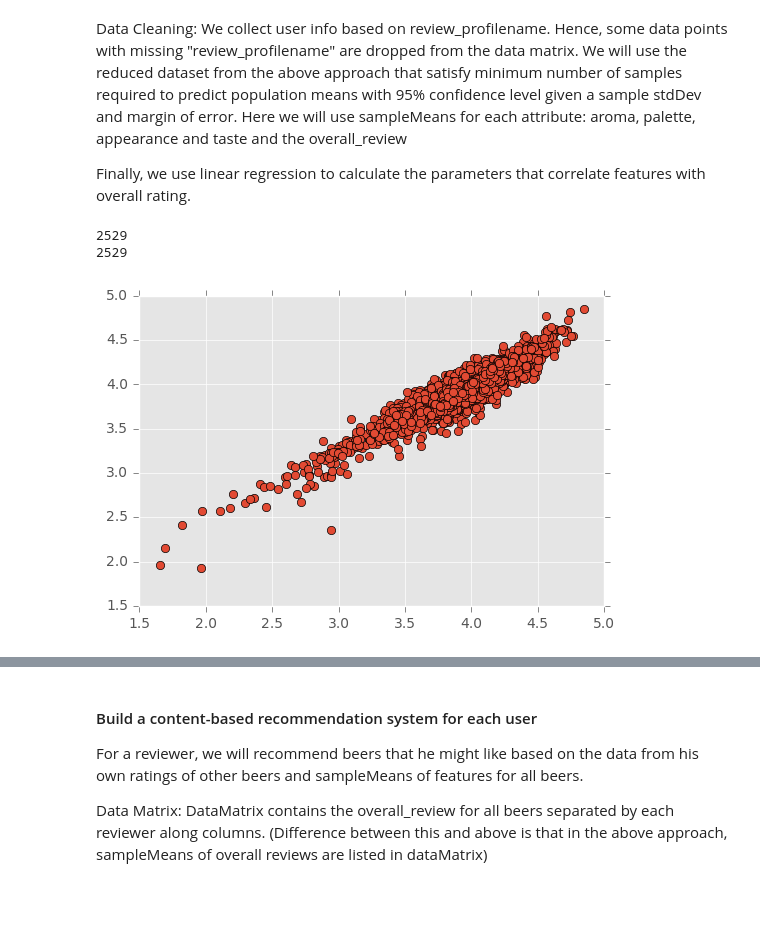
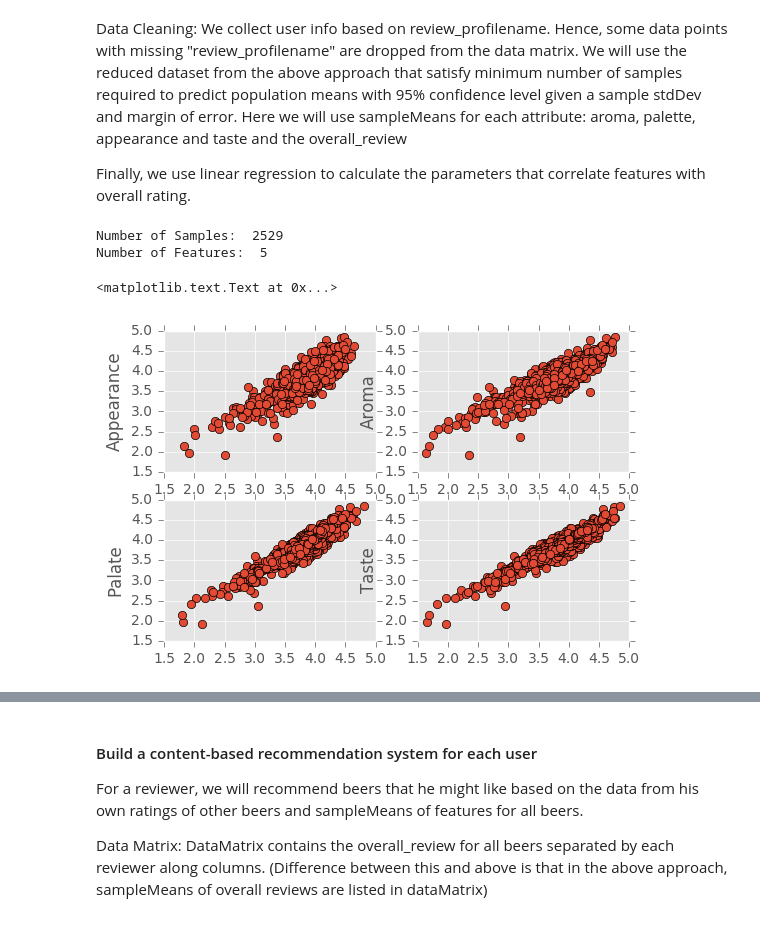
Before and after one commit to PhaniD/beer-recommendation, a Jupyter notebook: notebooks/beer-recommendation-reviews.ipynb, the cells around one changed output, grey strips where cells are left out. Cells and saved outputs as stored; diff of their text form; code cells hidden in the pictures.

```diff
--- a/notebooks/beer-recommendation-reviews.ipynb
+++ b/notebooks/beer-recommendation-reviews.ipynb
@@ -183,24 +183,43 @@ for featureDict in featuresMeansDicts:
                 featureMatrix[beerIndex][featureIndex] = featureDict[key]
     featureIndex += 1
 # %%
-print (featureMatrix.shape[0])
-print (dataMatrix.shape[0])
+print ("Number of Samples: " , featureMatrix.shape[0])
+print ("Number of Features: ", featureMatrix.shape[1])
+#print (dataMatrix.shape[0])
 
 X = np.array([featureMatrix[i][1:] for i in range(featureMatrix.shape[0])if dataMatrix[i][1] > 0])
 y = np.array([dataMatrix[i][1] for i in range(dataMatrix.shape[0])if dataMatrix[i][1] > 0])
 
 import matplotlib.pyplot as plt
 from matplotlib import style
 style.use('ggplot')
-#print(X)
 xT = X.T
-#print(xT)
-#print(xT.shape)
-#print(y.shape)
-plt.plot(xT[3],y, 'o');
+
+x1 = xT[0]
+x2 = xT[1]
+x3 = xT[2]
+x4 = xT[3]
+
+#plt.plot(xT[3],y, 'o');
+plt.subplot(2, 2, 1)
+plt.plot(x1, y, 'o')
+plt.ylabel('Appearance')
+
+plt.subplot(2, 2, 2)
+plt.plot(x2, y, 'o')
+plt.ylabel('Aroma')
+
+plt.subplot(2, 2, 3)
+plt.plot(x3, y, 'o')
+plt.ylabel('Palate')
+
+plt.subplot(2, 2, 4)
+plt.plot(x4, y, 'o')
+plt.ylabel('Taste')
 # %% [output]
-2529
-2529
+Number of Samples:  2529
+Number of Features:  5
+<matplotlib.text.Text at 0x...>
-[figure, old version]
+[figure, new version]
 # %%
 import sklearn
```
Also changed, not shown: parts of 4 cells of this notebook, 2 other files.
